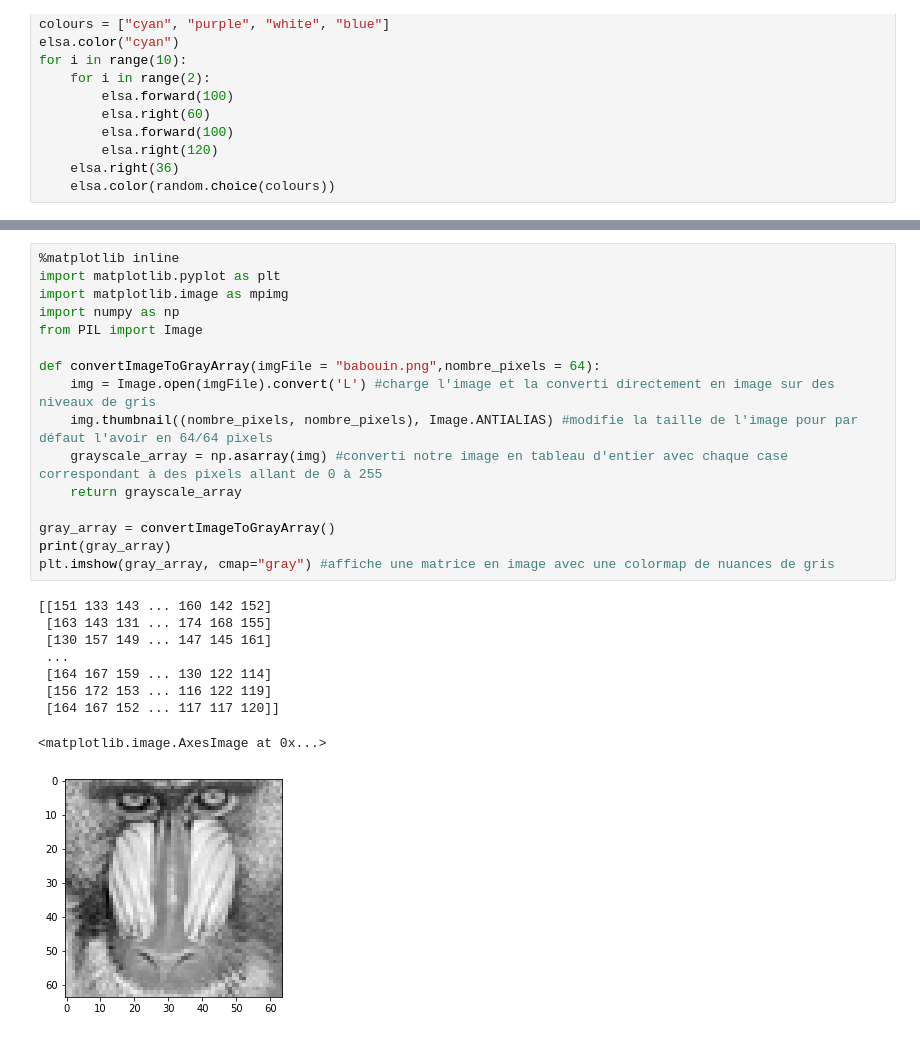
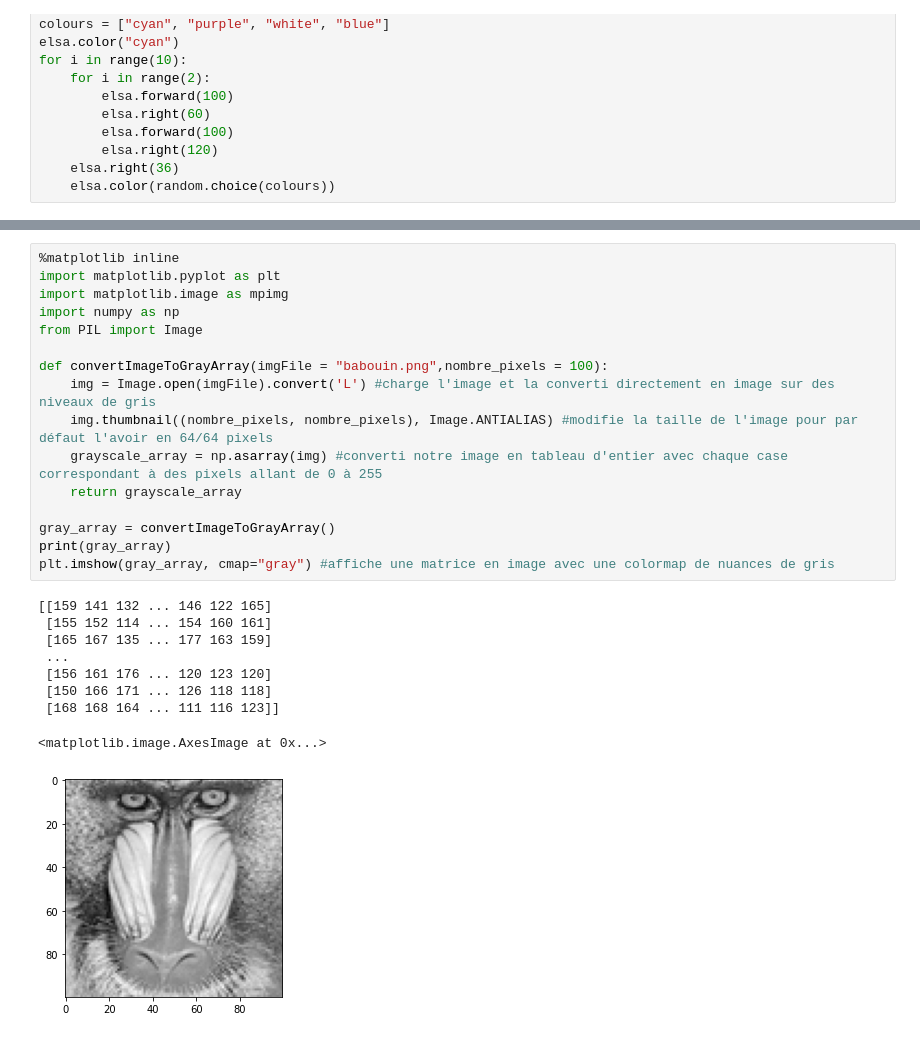
Before and after one commit to VincentReynaert/L1_Algo_local, a Jupyter notebook: jupyter/DM_Algo.ipynb, the cells around one changed output, grey strips where cells are left out. Drawn from its saved outputs; the diff is of its cells as text.

```diff
--- a/jupyter/DM_Algo.ipynb
+++ b/jupyter/DM_Algo.ipynb
@@ -582,29 +683,29 @@ Voici un autre exemple avec moins de nuance de "couleur" et une image qui s'affi
 # %%
 %matplotlib inline
 import matplotlib.pyplot as plt
 import matplotlib.image as mpimg
 import numpy as np
 from PIL import Image
 
-def convertImageToGrayArray(imgFile = "babouin.png",nombre_pixels = 64):
+def convertImageToGrayArray(imgFile = "babouin.png",nombre_pixels = 100):
     img = Image.open(imgFile).convert('L') #charge l'image et la converti directement en image sur des niveaux de gris
     img.thumbnail((nombre_pixels, nombre_pixels), Image.ANTIALIAS) #modifie la taille de l'image pour par défaut l'avoir en 64/64 pixels
     grayscale_array = np.asarray(img) #converti notre image en tableau d'entier avec chaque case correspondant à des pixels allant de 0 à 255
     return grayscale_array
 
 gray_array = convertImageToGrayArray()
 print(gray_array)
 plt.imshow(gray_array, cmap="gray") #affiche une matrice en image avec une colormap de nuances de gris
 # %% [output]
-[[151 133 143 ... 160 142 152]
- [163 143 131 ... 174 168 155]
- [130 157 149 ... 147 145 161]
+[[159 141 132 ... 146 122 165]
+ [155 152 114 ... 154 160 161]
+ [165 167 135 ... 177 163 159]
  ...
- [164 167 159 ... 130 122 114]
- [156 172 153 ... 116 122 119]
- [164 167 152 ... 117 117 120]]
+ [156 161 176 ... 120 123 120]
+ [150 166 171 ... 126 118 118]
+ [168 168 164 ... 111 116 123]]
 <matplotlib.image.AxesImage at 0x...>
-[figure, old version]
+[figure, new version]
 # %%
 #Exercice 8 à vous de jouer !
 #<écrivez votre code dans cette cellule juste en dessous de cette ligne> (ici je ne vous tiendrais pas rigueur si vous faites votre code dans plusieurs cellules)
```
Also changed, not shown: parts of 14 cells of this notebook, 2 other files.
